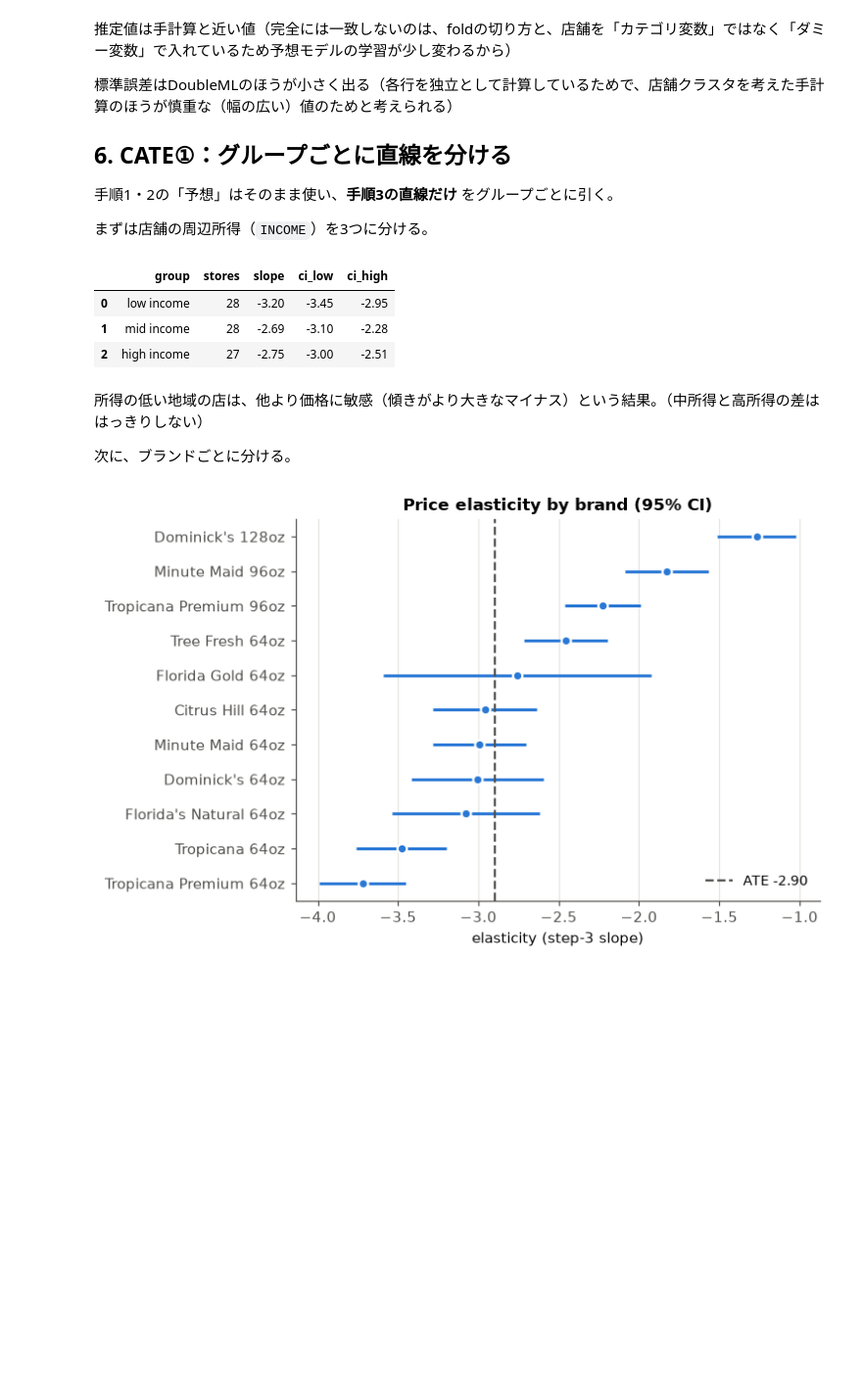
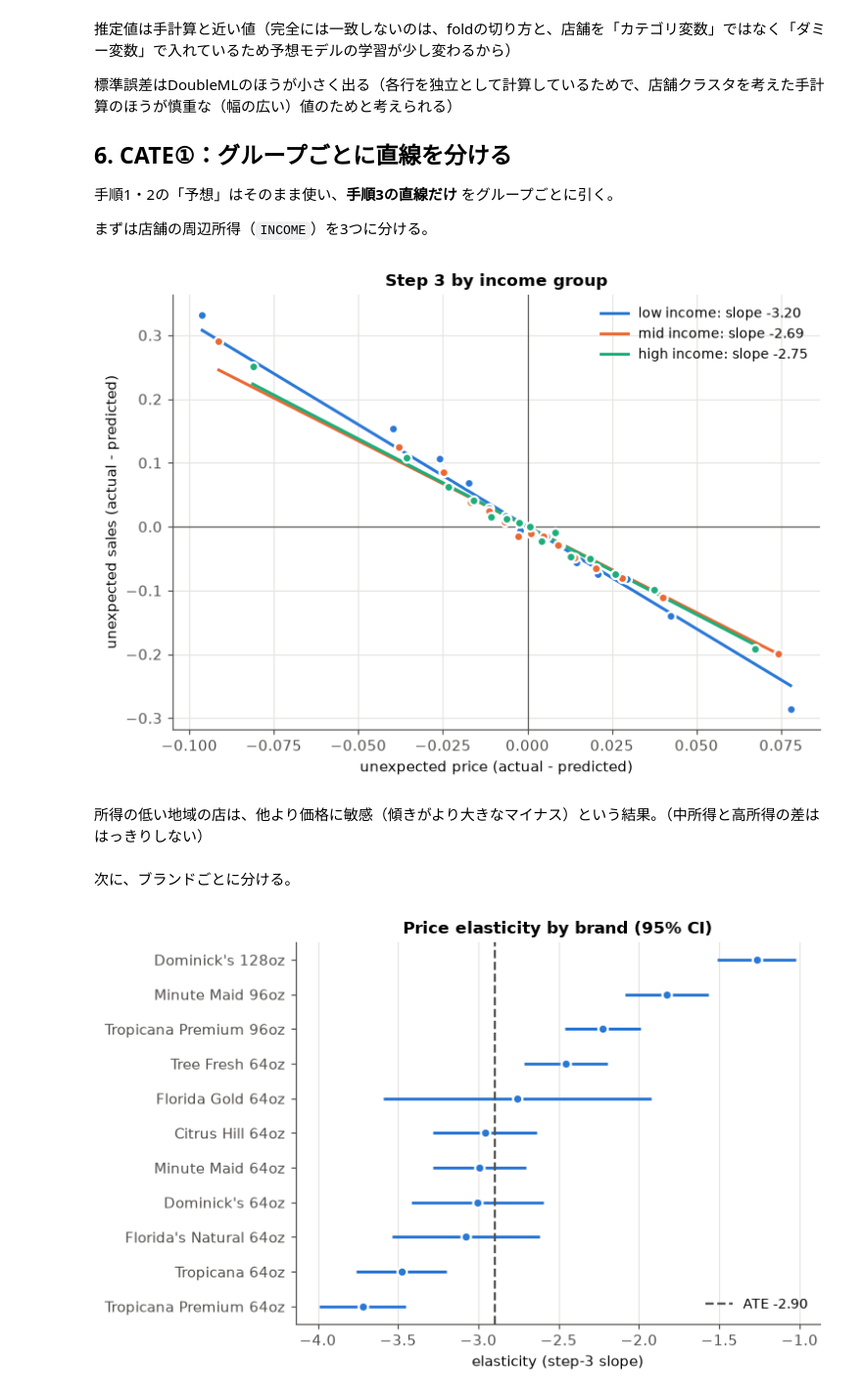
Before and after one commit to natsumisugimoto817/dml_orange_juice, a Jupyter notebook: src/dml_orange_juice.ipynb, the cells around one changed output. Shown at 98% size. Saved outputs shown, nothing was run; the diff lists cells and outputs as text; code cells hidden in the pictures; blank space fills up the shorter version.

```diff
--- a/src/dml_orange_juice.ipynb
+++ b/src/dml_orange_juice.ipynb
@@ -372,22 +339,40 @@ log_price -2.765    0.051 -54.713    0.0 -2.864  -2.666
 # %%
 income_group = pd.qcut(df["INCOME"], 3, labels=["low income", "mid income", "high income"])
 
 rows = []
 for g in income_group.cat.categories:
     m = (income_group == g).values
     t, s = residual_slope(D_res[m], Y_res[m], df["store"][m])
     rows.append({"group": g, "stores": df["store"][m].nunique(), "slope": t,
                  "ci_low": t - 1.96 * s, "ci_high": t + 1.96 * s})
 cate_income = pd.DataFrame(rows)
 cate_income.round(2)
+
+AQUA = "#1baf7a"
+colors = {"low income": BLUE, "mid income": ORANGE, "high income": AQUA}
+
+fig, ax = plt.subplots(figsize=(7, 5))
+for _, r in cate_income.iterrows():
+    g = r["group"]
+    m = (income_group == g).values
+    bx, by = binned(D_res[m], Y_res[m], n=15)          # グループごとに15区間の平均
+    ax.scatter(bx, by, s=36, color=colors[g], edgecolor="white", linewidth=1.5, zorder=3)
+    xs = np.array([bx.min(), bx.max()])
+    ax.plot(xs, r["slope"] * xs, color=colors[g], lw=2,
+            label=f'{g}: slope {r["slope"]:.2f}')
+ax.axhline(0, color=MUTED, lw=0.8)
+ax.axvline(0, color=MUTED, lw=0.8)
+ax.legend(frameon=False, fontsize=9, loc="upper right")
+ax.set(title="Step 3 by income group",
+       xlabel="unexpected price (actual - predicted)",
+       ylabel="unexpected sales (actual - predicted)")
+plt.tight_layout()
+plt.show()
 # %% [output]
-|  | group | stores | slope | ci_low | ci_high |
-| 0 | low income | 28 | -3.20 | -3.45 | -2.95 |
-| 1 | mid income | 28 | -2.69 | -3.10 | -2.28 |
-| 2 | high income | 27 | -2.75 | -3.00 | -2.51 |
+[figure, added]
+# %% [markdown]
+所得の低い地域の店は、他より価格に敏感（傾きがより大きなマイナス）という結果。（中所得と高所得の差ははっきりしない）
 # %% [markdown]
-所得の低い地域の店は、他より価格に敏感（傾きがより大きなマイナス）という結果。（中所得と高所得の差ははっきりしない）
-
 次に、ブランドごとに分ける。
 # %%
 rows = []
```
Also changed, not shown: parts of 11 cells of this notebook, 3 other files.
